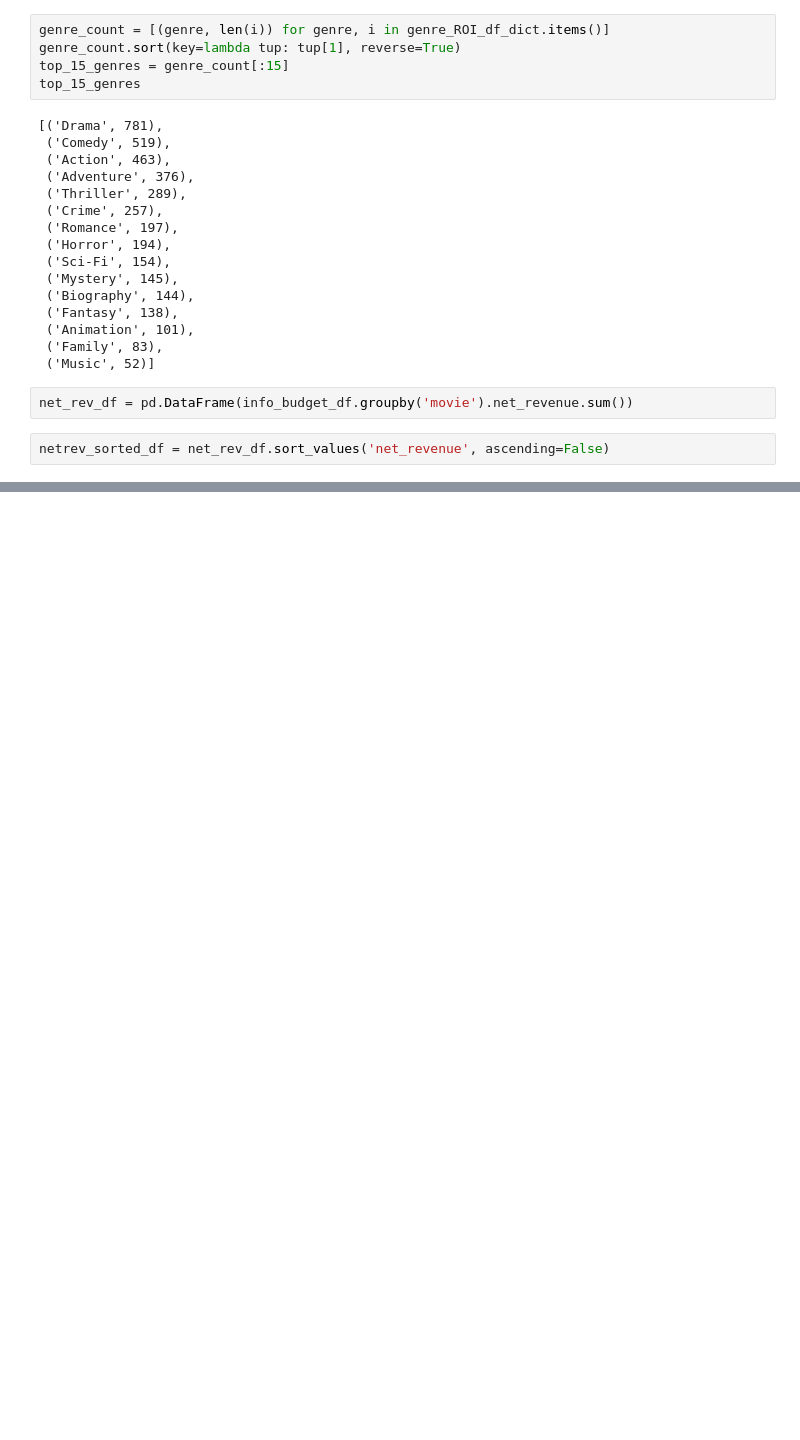
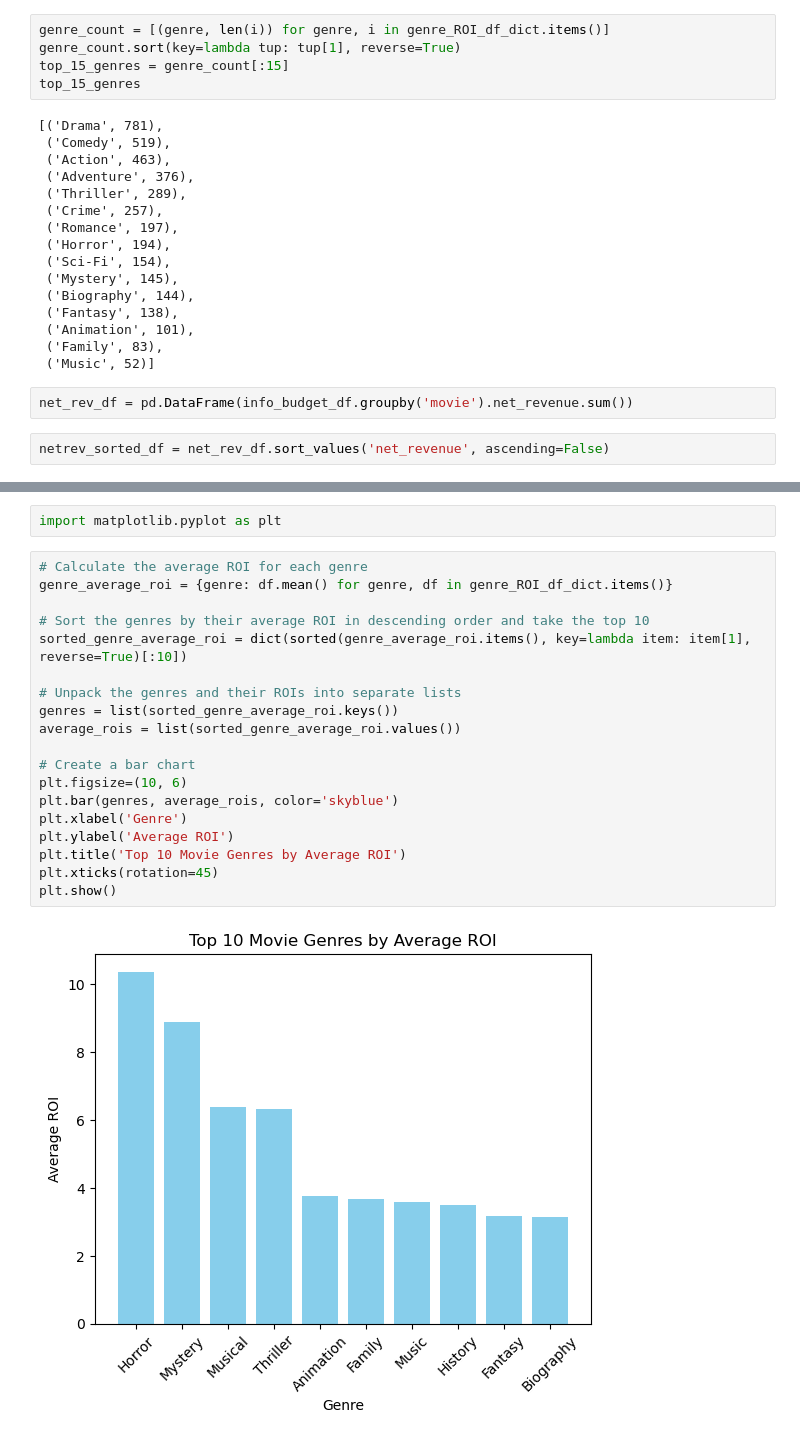
Before and after one commit to basstraining/film_data_analysis, a Jupyter notebook: Notebooks/eda_2.ipynb, the cells around one changed output, grey strips where cells are left out. Cells and saved outputs as stored; diff of their text form; blank space fills up the shorter version.

```diff
--- a/Notebooks/eda_2.ipynb
+++ b/Notebooks/eda_2.ipynb
@@ -167,0 +211,23 @@ from scipy import stats
+# %%
+import matplotlib.pyplot as plt
+# %%
+# Calculate the average ROI for each genre
+genre_average_roi = {genre: df.mean() for genre, df in genre_ROI_df_dict.items()}
+
+# Sort the genres by their average ROI in descending order and take the top 10
+sorted_genre_average_roi = dict(sorted(genre_average_roi.items(), key=lambda item: item[1], reverse=True)[:10])
+
+# Unpack the genres and their ROIs into separate lists
+genres = list(sorted_genre_average_roi.keys())
+average_rois = list(sorted_genre_average_roi.values())
+
+# Create a bar chart
+plt.figsize=(10, 6)
+plt.bar(genres, average_rois, color='skyblue')
+plt.xlabel('Genre')
+plt.ylabel('Average ROI')
+plt.title('Top 10 Movie Genres by Average ROI')
+plt.xticks(rotation=45)
+plt.show()
+# %% [output]
+[figure, added]
```
Also changed, not shown: parts of 12 cells of this notebook, 2 other files.
